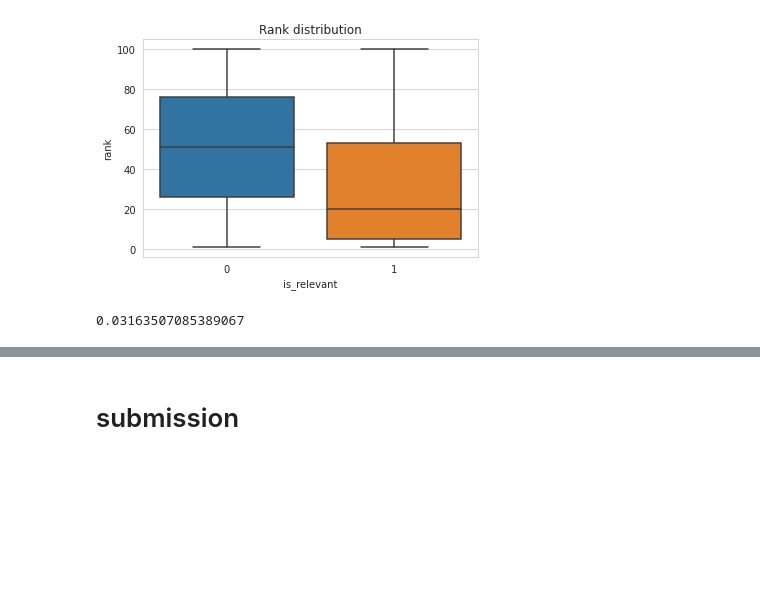
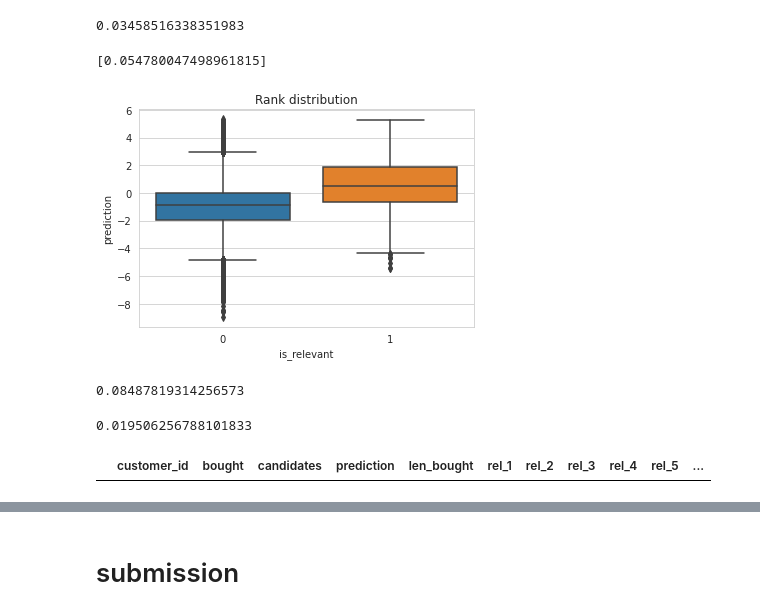
Before and after one commit to stameser/kaggle-hm, a Jupyter notebook: notebooks/catboost_ranker.ipynb, the cells around one changed output, grey strips where cells are left out. Cells and saved outputs as stored; diff of their text form; code cells hidden in the pictures; blank space fills up the shorter version.

```diff
--- a/notebooks/catboost_ranker.ipynb
+++ b/notebooks/catboost_ranker.ipynb
@@ -32,4 +88,9 @@ train_nodup = train.drop_duplicates(subset=['customer_id', 'article_id'])
+# %%
+pipeline = kaggle_hm.als_model.MatrixFactorizationPipeline(min_items=1, min_customers=1, cell_value='time', factors=256, iterations=50, regularization=0.01)
+pipeline.fit(train)
+candidates = pipeline.predict(full_ds_pred, N=100)
+candidates = calc_features(candidates, train, c, items)
+candidates.head()
 # %%
 candidates = pd.read_parquet(data_root / 'clean' / 'candidates.parquet')
-candidates = candidates.merge(train_nodup[['customer_id', 'article_id', 't_dat']], on=['customer_id', 'article_id'], how='left')
-candidates['bought'] = candidates['t_dat'].notna().astype('int')
+candidates = calc_features(candidates, train, c, items)
@@ -35,0 +115,4 @@ candidates['bought'] = candidates['t_dat'].notna().astype('int')
+# %%
+old_transactions = filter_data(df, from_date='2020-08-01', to_date='2020-08-31')
+item_stats = get_item_stats(old_transactions, '2020-09-08')
+candidates = candidates.merge(item_stats, on='article_id', how='left')
@@ -111,9 +204,0 @@ Shrink model to first 401 iterations.
-# %%
-predictions = model.predict(X_test)
-test_df['prediction'] = predictions
-test_df['rank'] = test_df.groupby('customer_id')['prediction'].rank(ascending=False, method='first')
-
-relevant_items = test_df.query('rank <= 12').sort_values(['customer_id', 'rank'], ascending=True)
-rec_df = (
-    relevant_items.groupby('customer_id', observed=True).agg(candidates=('article_id', list))
-)
@@ -134,12 +215,31 @@ model.get_best_score()
+# %%
+rec_df = rank_predictions(test_df, model)
+comb = results.merge(rec_df, on='customer_id')
+comb['prediction'] = comb['candidates']
+comb = compute_precision(comb)
+comb['precision'].mean()
+# %% [output]
+0.03458516338351983
+# %%
+from catboost.utils import eval_metric
+
+eval_metric(y_test.values, test_df['prediction'].values, 'MAP:top=12', group_id=queries_test.values)
+# %% [output]
+[0.054780047498961815]
 # %%
-sns.boxplot(data=test_df, x='is_relevant', y='rank')
+sns.boxplot(data=test_df, x='is_relevant', y='prediction')
 plt.title('Rank distribution');
 # %% [output]
-[figure, old version]
+[figure, new version]
-# %%
-comb = results.merge(rec_df, on='customer_id')
-comb['prediction'] = comb['candidates']
-comb = compute_precision(comb)
-comb['precision'].mean()
-# %% [output]
-0.03163507085389067
+# %%
+comb[comb['customer_id'].isin(t_cust)]['precision'].mean()
+# %% [output]
+0.08487819314256573
+# %%
+comb[comb['customer_id'].isin(old_cust)]['precision'].mean()
+# %% [output]
+0.019506256788101833
+# %%
+comb[comb['customer_id'].isin(cold_cust)]
+# %% [output]
+|  | customer_id | bought | candidates | prediction | len_bought | rel_1 | rel_2 | rel_3 | rel_4 | rel_5 | ... |
```
Also changed, not shown: parts of 37 cells of this notebook.
